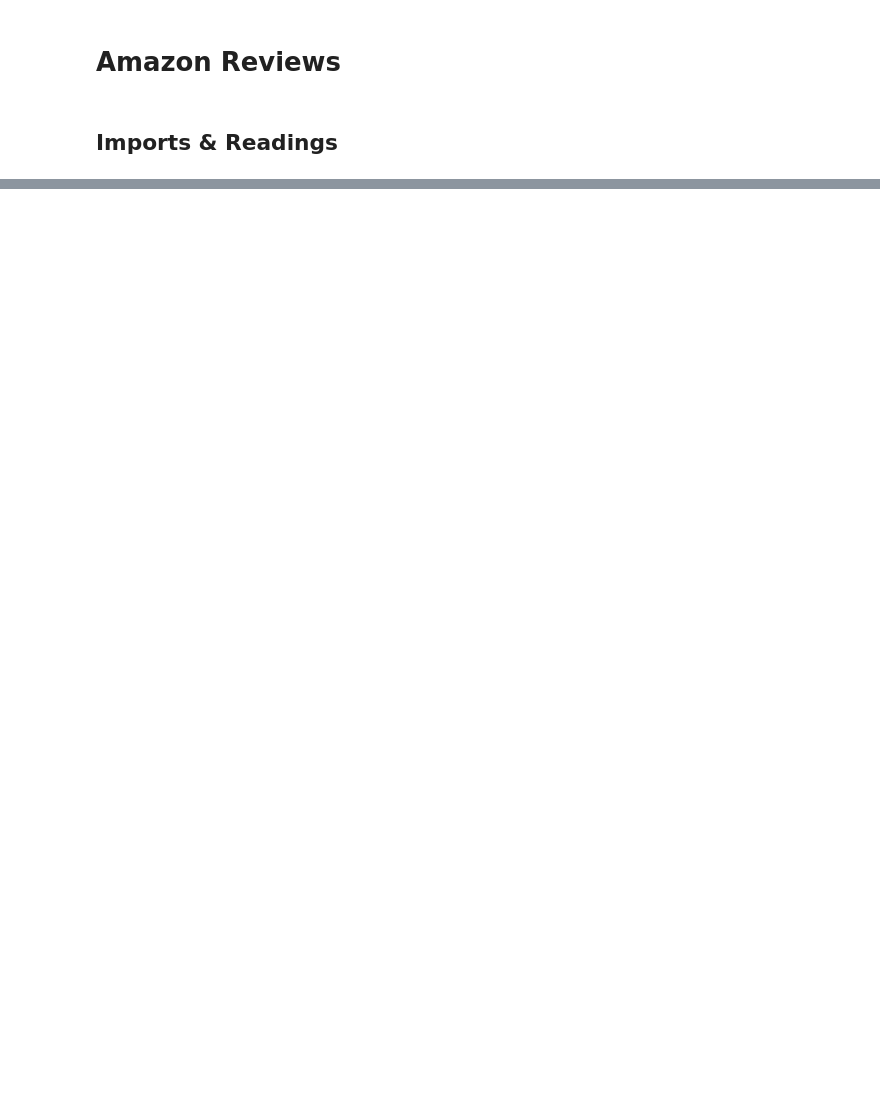
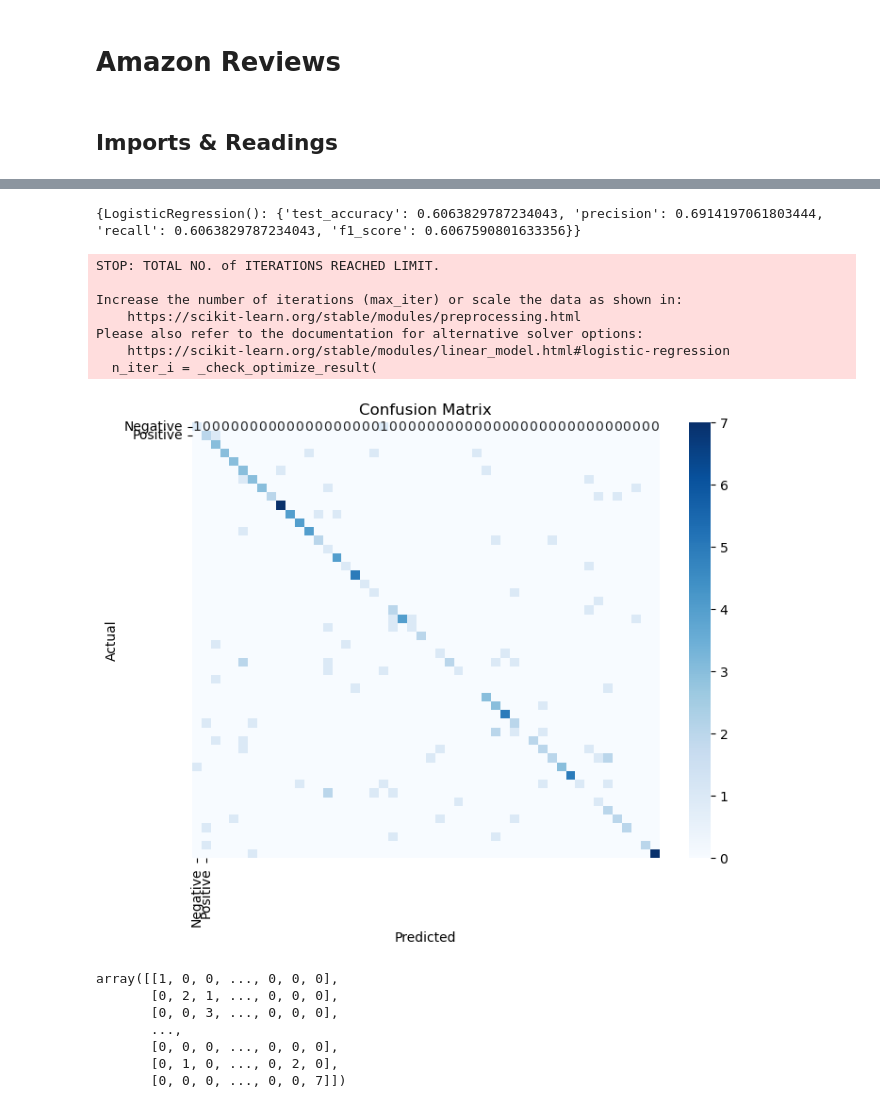
Before and after one commit to paulhoenes/ml_ss24, a Jupyter notebook: Amazon_reviews.ipynb, the cells around one changed output, grey strips where cells are left out. Drawn from its saved outputs; the diff is of its cells as text; code cells hidden in the pictures; blank space fills up the shorter version.

```diff
--- a/Amazon_reviews.ipynb
+++ b/Amazon_reviews.ipynb
@@ -57,0 +656,56 @@ print(amazon_train)
+# %%
+# Set of classifier to be used
+classifiers = {
+    "Logistic Regression": LogisticRegression()
+    }
+
+
+X_temp = pca_df.drop('Class', axis=1)
+y_temp = pca_df['Class']
+
+X_train, X_test, y_train, y_test = train_test_split(X_temp, y_temp, test_size=0.25, random_state=42)
+
+
+scores = compare_methods(X_train, X_test, y_train, y_test, classifier_List=classifiers)
+df_scores = pd.DataFrame(scores).T # transfrom into df
+df_scores
+
+lr_classifier = LogisticRegression()
+lr_classifier.fit(X_train, y_train)
+
+predictions = lr_classifier.predict(X_test)
+
+scores = {}
+
+
+scores[lr_classifier] = {
+"test_accuracy": accuracy_score(y_test, predictions),
+"precision": precision_score(y_test, predictions, average='weighted'),
+"recall": recall_score(y_test, predictions, average='weighted'),
+"f1_score": f1_score(y_test, predictions, average='weighted')
+}
+
+print(scores)
+
+
+# Create a confusion matrix
+from sklearn.metrics import confusion_matrix
+import seaborn as sns
+import matplotlib.pyplot as plt
+
+def plot_confusion_matrix(y_true, y_pred):
+    cm = confusion_matrix(y_true, y_pred)
+    plt.figure(figsize=(8, 6))
+    sns.heatmap(cm, annot=True, cmap='Blues', fmt='d', xticklabels=['Negative', 'Positive'], yticklabels=['Negative', 'Positive'])
+    plt.xlabel('Predicted')
+    plt.ylabel('Actual')
+    plt.title('Confusion Matrix')
+    plt.show()
+
+
+plot_confusion_matrix(y_test, predictions)
+
+cm = confusion_matrix(y_test, predictions)
+
+cm
+# %% [output]
@@ -57,0 +729,16 @@ print(amazon_train)
+{LogisticRegression(): {'test_accuracy': 0.6063829787234043, 'precision': 0.6914197061803444, 'recall': 0.6063829787234043, 'f1_score': 0.6067590801633356}}
+STOP: TOTAL NO. of ITERATIONS REACHED LIMIT.
+
+Increase the number of iterations (max_iter) or scale the data as shown in:
+    https://scikit-learn.org/stable/modules/preprocessing.html
+Please also refer to the documentation for alternative solver options:
+    https://scikit-learn.org/stable/modules/linear_model.html#logistic-regression
+  n_iter_i = _check_optimize_result(
+[figure, added]
+array([[1, 0, 0, ..., 0, 0, 0],
+       [0, 2, 1, ..., 0, 0, 0],
+       [0, 0, 3, ..., 0, 0, 0],
+       ...,
+       [0, 0, 0, ..., 0, 0, 0],
+       [0, 1, 0, ..., 0, 2, 0],
+       [0, 0, 0, ..., 0, 0, 7]])
```
Also changed, not shown: parts of 26 cells of this notebook.
